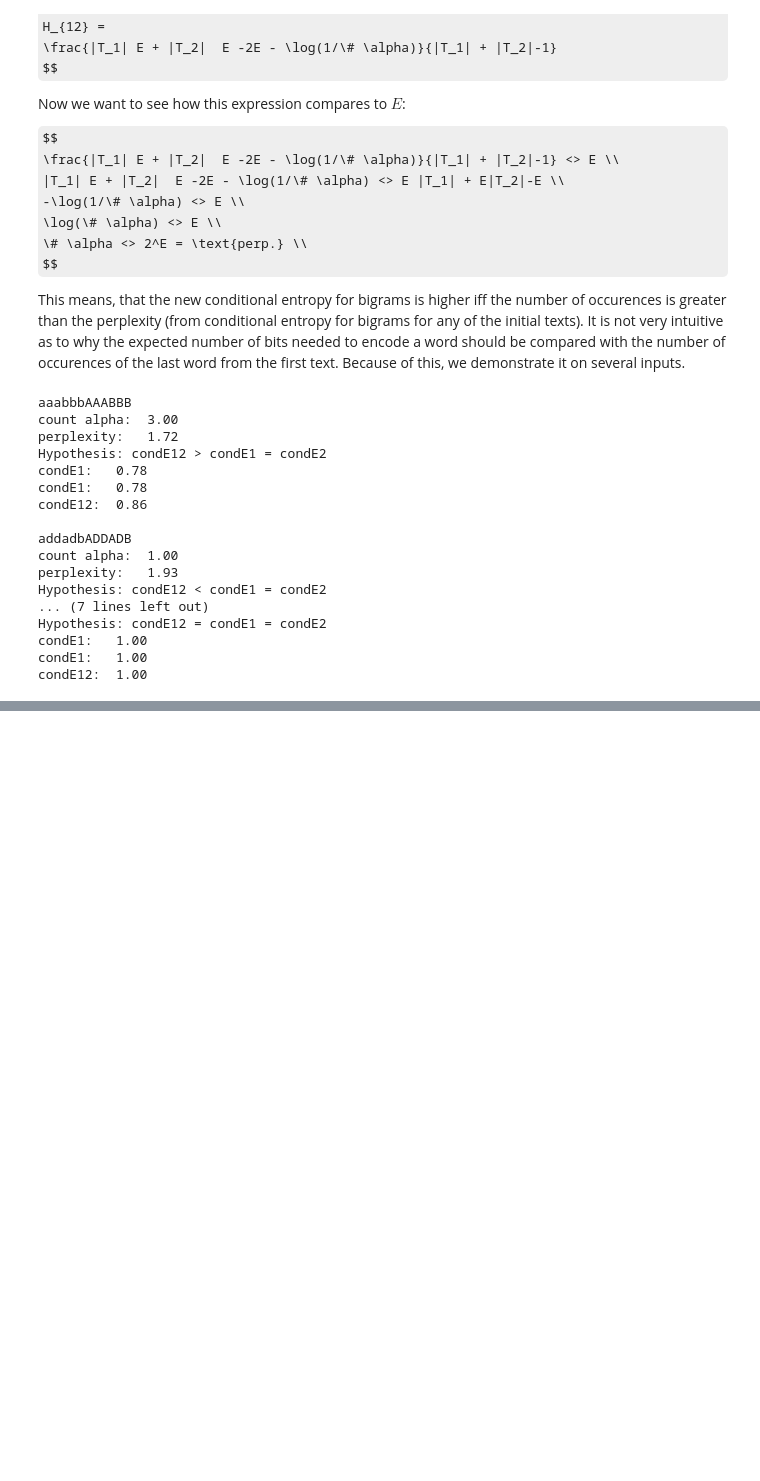
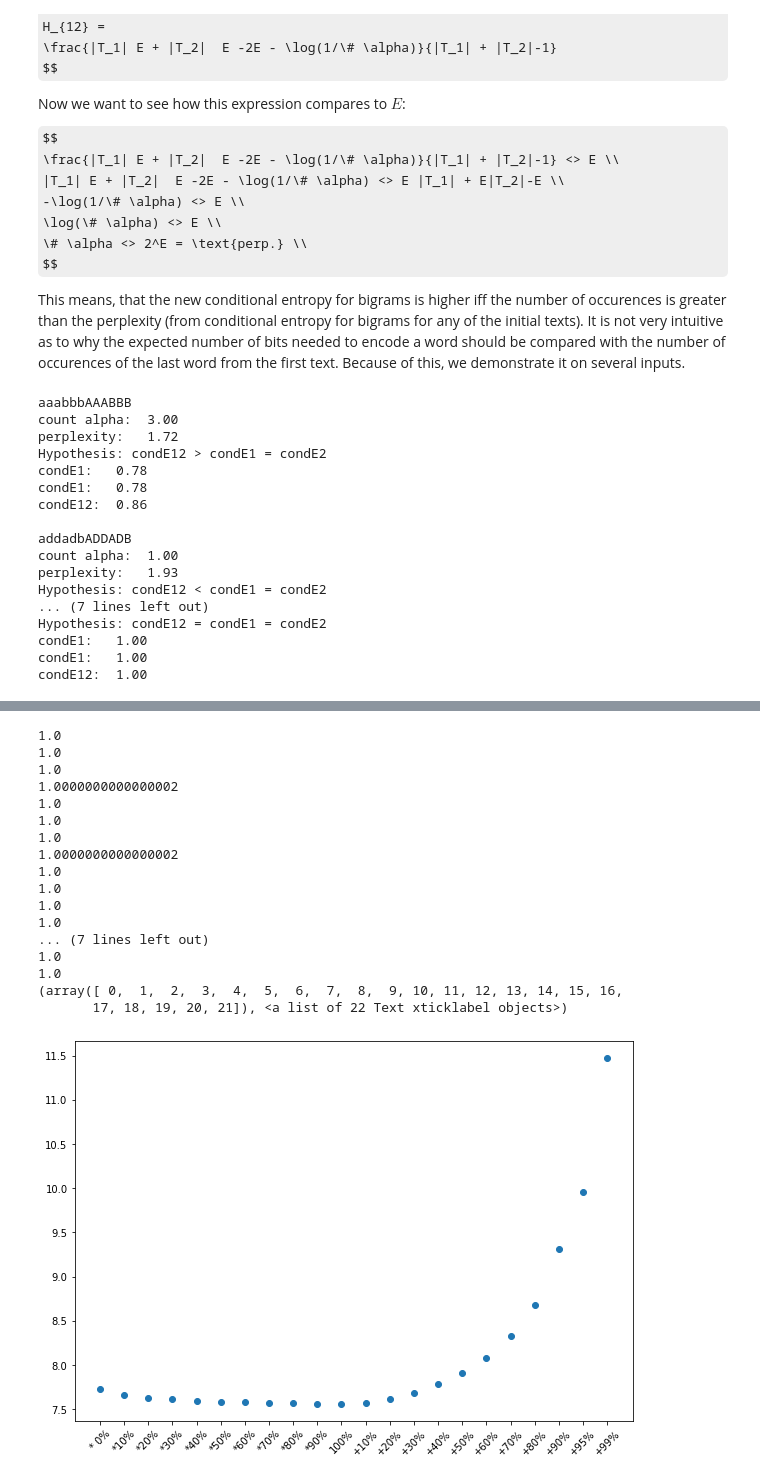
Before and after one commit to zouharvi/mff-student, a Jupyter notebook: nlp_stat/main.ipynb, the cells around one changed output, grey strips where cells are left out. Saved outputs shown, nothing was run; the diff lists cells and outputs as text; code cells hidden in the pictures; some formulas as TeX source; blank space fills up the shorter version.

```diff
--- a/nlp_stat/main.ipynb
+++ b/nlp_stat/main.ipynb
@@ -312,7 +310,7 @@ def recomputeLambdas(lambdas, dataFreqTrain, dataFreqHeldout):
     counts = [expectedCounts(lambdas, i, dataFreqTrain, dataFreqHeldout) for i in range(4)]
     return [c/sum(counts) for c in counts]
 
-data0, data1, data2 = splitData(textcz)
+dataTr, dataHe, dataTe = splitData(texten)
 
 # TODO
 formatLambdas = lambda x: " ".join([f"{l:5.3f}" for l in x])
@@ -342,8 +340,9 @@ def emAlg(dataTrain, dataHeldout):
         lambdas = lambdasNext
     return (i, lambdas)
 
-lambdasHeTe = emAlg(data1, data2)
-print('Lambdas Heldout  -> Test:', formatLambdas(lambdasHeTe[1]))
-lambdasTrTe = emAlg(data0, data2)
-print('Lambdas Training -> Test:', formatLambdas(lambdasTrTe[1]))
+
+lambdasTrHe = emAlg(dataTr, dataHe)
+print('Lambdas Train -> Heldout:', formatLambdas(lambdasTrHe[1]))
+lambdasTrTr = emAlg(dataTr, dataTr)
+print('Lambdas Train -> Train:', formatLambdas(lambdasTrTr[1]))
 # %% [output]
@@ -372,0 +373,60 @@ crossEntropySmoothed(generateDataFreq(data2), lambdasTrTe[1], generateDataFreq(d
+# %%
+
+def plotEx2(data, lambdasOrig):
+    dataTr, dataHe, dataTe = splitData(data)
+    lambdasToTest = []
+    MUL_VALS = [0, 0.1, 0.2, 0.3, 0.4, 0.5, 0.6, 0.7, 0.8, 0.9]
+    BOOST_VALS = [0.1, 0.2, 0.3, 0.4, 0.5, 0.6, 0.7, 0.8, 0.9, 0.95, 0.99]
+
+    for mul in MUL_VALS:
+        lambdas = list(lambdasOrig) # deep copy
+        lambdas[3] *= mul
+        target_sum = 1 - lambdas[3]
+        rest_sum = sum(lambdas[:3])
+        for i in [0,1,2]:
+            lambdas[i] = lambdas[i]/rest_sum * target_sum
+        print(sum(lambdas))
+        lambdasToTest.append(lambdas)
+
+    lambdasToTest.append(lambdasOrig)
+
+    for boost in BOOST_VALS:
+        lambdas = list(lambdasOrig) # deep copy
+        lambdas[3] += (1-lambdas[3])*boost
+        target_sum = 1 - lambdas[3]
+        rest_sum = sum(lambdas[:3])
+        for i in [0,1,2]:
+            lambdas[i] = lambdas[i]/rest_sum * target_sum
+        print(sum(lambdas))
+        lambdasToTest.append(lambdas)
+
+    dataFreqTe = generateDataFreq(dataTe)
+    dataFreqTr = generateDataFreq(dataTr)
+    out = [crossEntropySmoothed(dataFreqTe, lambdas, dataFreqTr) for lambdas in lambdasToTest]
+    XLABELS = [f'*{x*100:2.0f}%' for x in MUL_VALS] + ['100%'] + [f'+{x*100:2.0f}%' for x in BOOST_VALS]
+
+    plt.figure(figsize=(10, 7))
+    plt.plot(range(len(out)), out, 'o')
+    plt.xticks(range(len(out)), labels=XLABELS, rotation=45)
+    print(plt.xticks())
+
+plotEx2(texten, lambdasTrHe[1])
+# %% [output]
+1.0
+1.0
+1.0
+1.0000000000000002
+1.0
+1.0
+1.0
+1.0000000000000002
+1.0
+1.0
+1.0
+1.0
+... (7 lines left out)
+1.0
+1.0
+(array([ 0,  1,  2,  3,  4,  5,  6,  7,  8,  9, 10, 11, 12, 13, 14, 15, 16,
+       17, 18, 19, 20, 21]), <a list of 22 Text xticklabel objects>)
+[figure, added]
```
Also changed, not shown: parts of 3 cells of this notebook.
